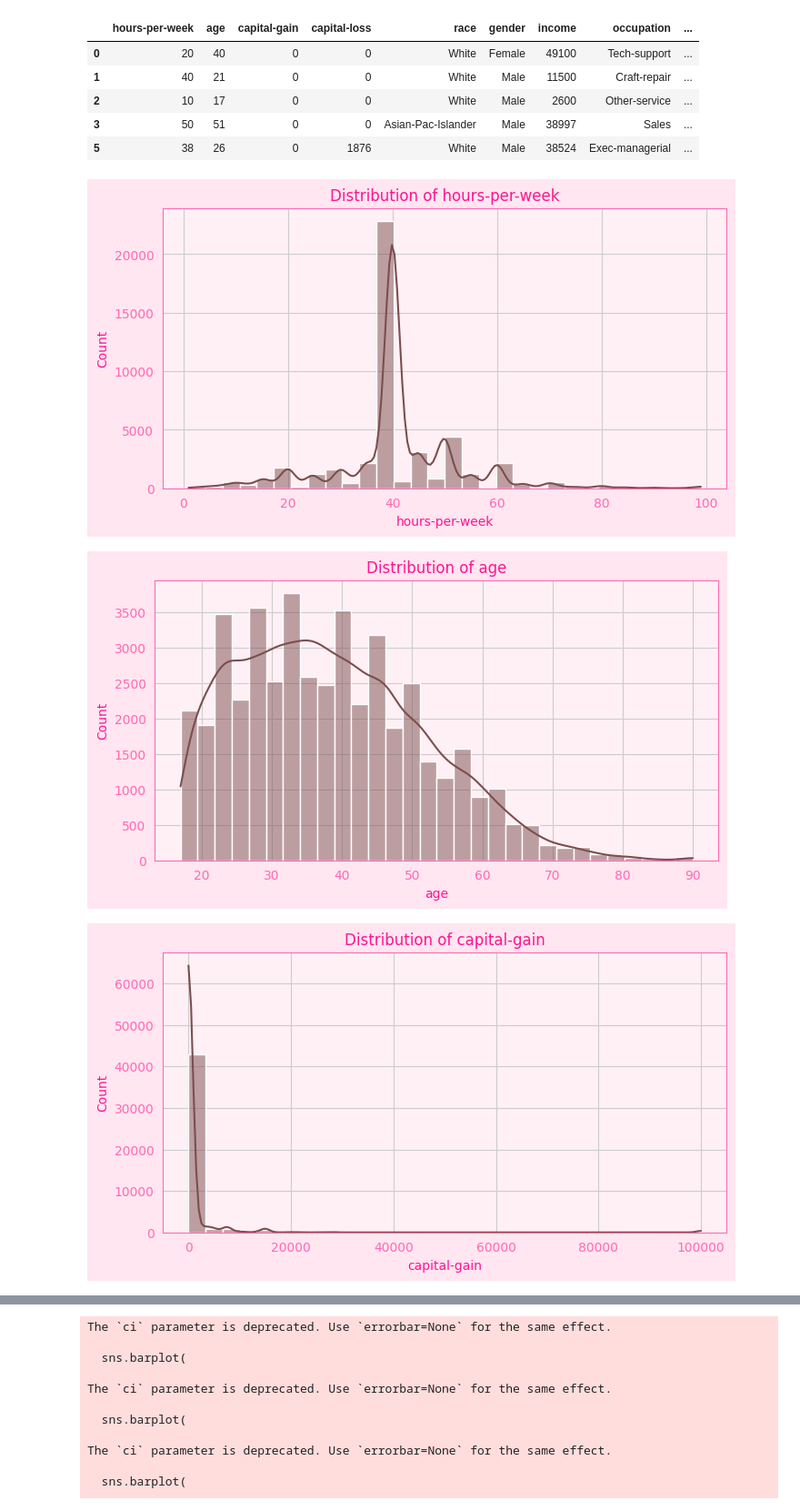
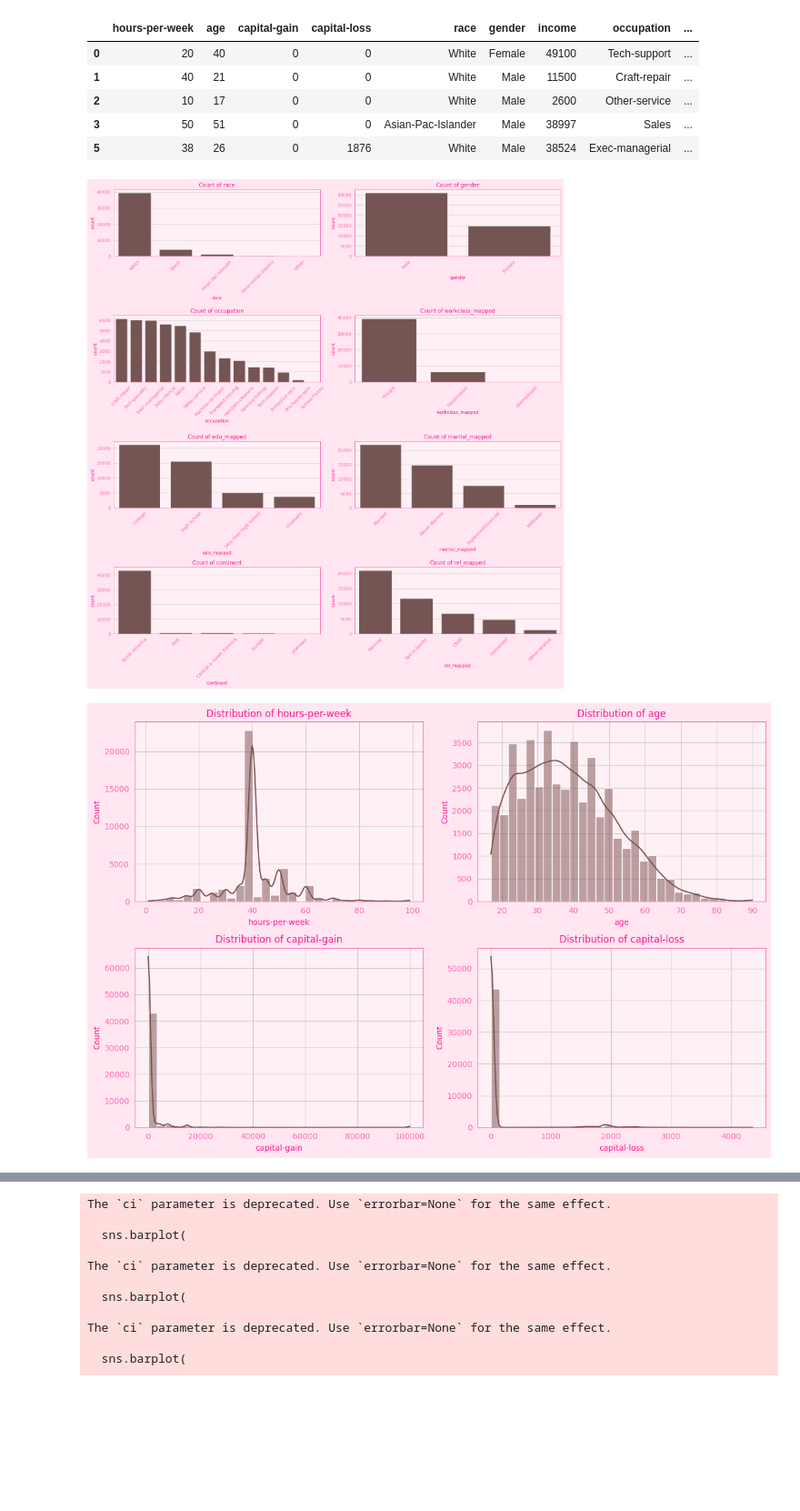
Before and after one commit to Jagoda222/HCML_2, a Jupyter notebook: Jagoda.ipynb, the cells around one changed output, grey strips where cells are left out. Shown at 91% size. Drawn from its saved outputs; the diff is of its cells as text; code cells hidden in the pictures; blank space fills up the shorter version.

```diff
--- a/Jagoda.ipynb
+++ b/Jagoda.ipynb
@@ -231,18 +231,46 @@ df.head()
 | 2 | 10 | 17 | 0 | 0 | White | Male | 2600 | Other-service | ... |
 | 3 | 50 | 51 | 0 | 0 | Asian-Pac-Islander | Male | 38997 | Sales | ... |
 | 5 | 38 | 26 | 0 | 1876 | White | Male | 38524 | Exec-managerial | ... |
+# %%
+import matplotlib.pyplot as plt
+import seaborn as sns
+
+cat_cols = ['race', 'gender', 'occupation', 'workclass_mapped', 'edu_mapped', 'marital_mapped', 'continent', 'rel_mapped']
+
+n = len(cat_cols)
+cols = 2  # number of columns in the grid
+rows = (n + 1) // cols  # number of rows needed
+
+fig, axes = plt.subplots(rows, cols, figsize=(15, rows * 4))
+axes = axes.flatten()
+
+for i, col in enumerate(cat_cols):
+    sns.countplot(data=df, x=col, ax=axes[i], order=df[col].value_counts().index)
+    axes[i].set_title(f'Count of {col}')
+    axes[i].tick_params(axis='x', rotation=45)
+
+# Remove any unused subplots
+for j in range(i + 1, len(axes)):
+    fig.delaxes(axes[j])
+
+plt.tight_layout()
+plt.show()
+# %% [output]
+[figure, added]
 # %%
 import matplotlib.pyplot as plt
 import seaborn as sns
 
 num_cols = ['hours-per-week', 'age', 'capital-gain', 'capital-loss']
 
-for col in num_cols:
-    plt.figure(figsize=(8,4))
-    sns.histplot(df[col], kde=True, bins=30)
-    plt.title(f'Distribution of {col}')
-    plt.show()
+fig, axes = plt.subplots(2, 2, figsize=(12, 8))  # 2 rows, 2 cols grid
+axes = axes.flatten()
+
+for i, col in enumerate(num_cols):
+    sns.histplot(df[col], kde=True, bins=30, ax=axes[i])
+    axes[i].set_title(f'Distribution of {col}')
+
+plt.tight_layout()
+plt.show()
 # %% [output]
-[figure, old version]
+[figure, new version]
-[figure, removed]
-[figure, removed]
```
Also changed, not shown: parts of 2 cells of this notebook.
